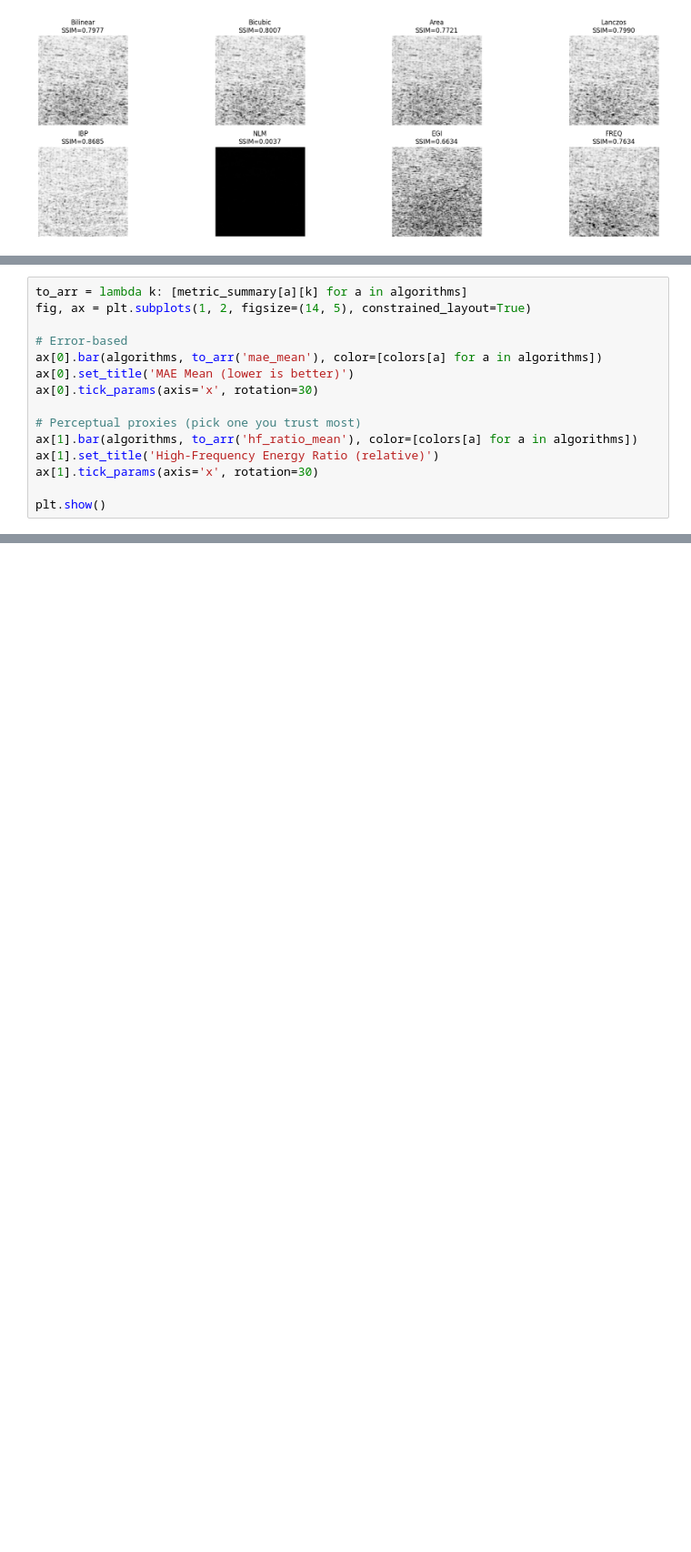
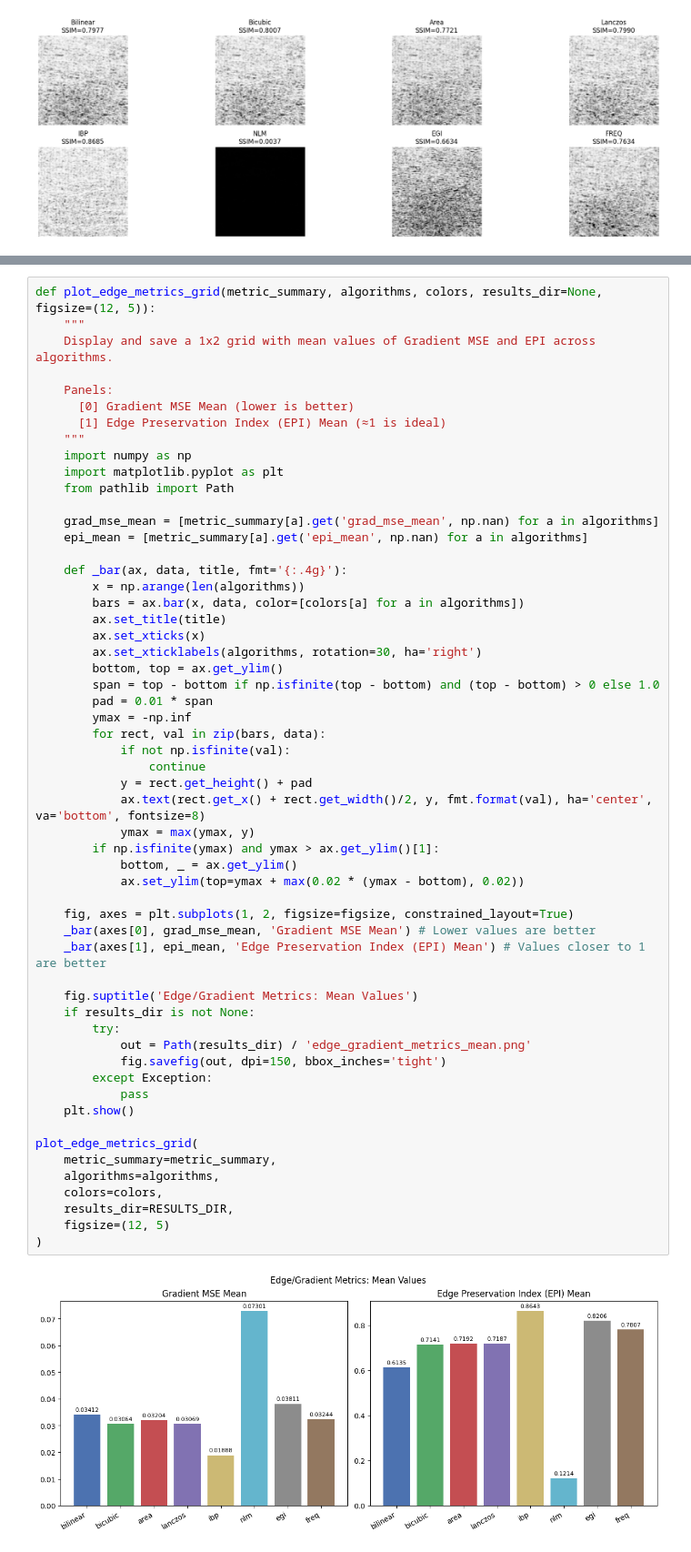
Before and after one commit to bgmanuel99/Super-Resolution-Images-for-3D-Printing-Defect-Detection, a Jupyter notebook: SRModels/classic_super_resolution_algorithms/super_resolucion_clasica.ipynb, the cells around one changed output, grey strips where cells are left out. Shown at 91% size. Drawn from its saved outputs; the diff is of its cells as text; blank space fills up the shorter version.

Commit message:
new panels for the rest of metrics of all the classic algorithms

```diff
--- a/SRModels/classic_super_resolution_algorithms/super_resolucion_clasica.ipynb
+++ b/SRModels/classic_super_resolution_algorithms/super_resolucion_clasica.ipynb
@@ -391,15 +390,0 @@ plot_speed_quality_tradeoff_3d(
-# %%
-to_arr = lambda k: [metric_summary[a][k] for a in algorithms]
-fig, ax = plt.subplots(1, 2, figsize=(14, 5), constrained_layout=True)
-
-# Error-based
-ax[0].bar(algorithms, to_arr('mae_mean'), color=[colors[a] for a in algorithms])
-ax[0].set_title('MAE Mean (lower is better)')
-ax[0].tick_params(axis='x', rotation=30)
-
-# Perceptual proxies (pick one you trust most)
-ax[1].bar(algorithms, to_arr('hf_ratio_mean'), color=[colors[a] for a in algorithms])
-ax[1].set_title('High-Frequency Energy Ratio (relative)')
-ax[1].tick_params(axis='x', rotation=30)
-
-plt.show()
@@ -407,0 +479,58 @@ plt.show()
+# %%
+def plot_edge_metrics_grid(metric_summary, algorithms, colors, results_dir=None, figsize=(12, 5)):
+    """
+    Display and save a 1x2 grid with mean values of Gradient MSE and EPI across algorithms.
+
+    Panels:
+      [0] Gradient MSE Mean (lower is better)
+      [1] Edge Preservation Index (EPI) Mean (≈1 is ideal)
+    """
+    import numpy as np
+    import matplotlib.pyplot as plt
+    from pathlib import Path
+
+    grad_mse_mean = [metric_summary[a].get('grad_mse_mean', np.nan) for a in algorithms]
+    epi_mean = [metric_summary[a].get('epi_mean', np.nan) for a in algorithms]
+
+    def _bar(ax, data, title, fmt='{:.4g}'):
+        x = np.arange(len(algorithms))
+        bars = ax.bar(x, data, color=[colors[a] for a in algorithms])
+        ax.set_title(title)
+        ax.set_xticks(x)
+        ax.set_xticklabels(algorithms, rotation=30, ha='right')
+        bottom, top = ax.get_ylim()
+        span = top - bottom if np.isfinite(top - bottom) and (top - bottom) > 0 else 1.0
+        pad = 0.01 * span
+        ymax = -np.inf
+        for rect, val in zip(bars, data):
+            if not np.isfinite(val):
+                continue
+            y = rect.get_height() + pad
+            ax.text(rect.get_x() + rect.get_width()/2, y, fmt.format(val), ha='center', va='bottom', fontsize=8)
+            ymax = max(ymax, y)
+        if np.isfinite(ymax) and ymax > ax.get_ylim()[1]:
+            bottom, _ = ax.get_ylim()
+            ax.set_ylim(top=ymax + max(0.02 * (ymax - bottom), 0.02))
+
+    fig, axes = plt.subplots(1, 2, figsize=figsize, constrained_layout=True)
+    _bar(axes[0], grad_mse_mean, 'Gradient MSE Mean') # Lower values are better
+    _bar(axes[1], epi_mean, 'Edge Preservation Index (EPI) Mean') # Values closer to 1 are better
+
+    fig.suptitle('Edge/Gradient Metrics: Mean Values')
+    if results_dir is not None:
+        try:
+            out = Path(results_dir) / 'edge_gradient_metrics_mean.png'
+            fig.savefig(out, dpi=150, bbox_inches='tight')
+        except Exception:
+            pass
+    plt.show()
+
+plot_edge_metrics_grid(
+    metric_summary=metric_summary,
+    algorithms=algorithms,
+    colors=colors,
+    results_dir=RESULTS_DIR,
+    figsize=(12, 5)
+)
+# %% [output]
+[figure, added]
```
Also changed, not shown: parts of 6 cells of this notebook.
